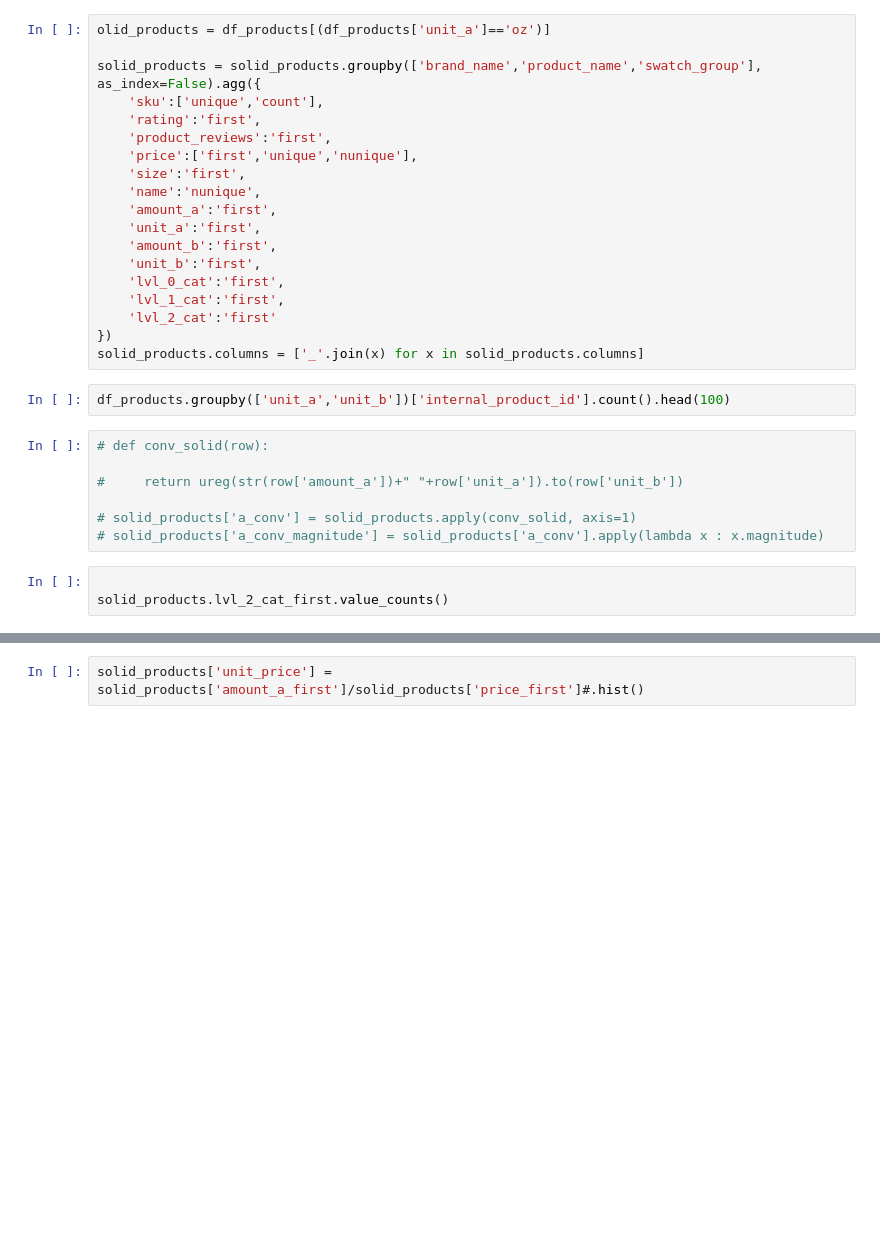
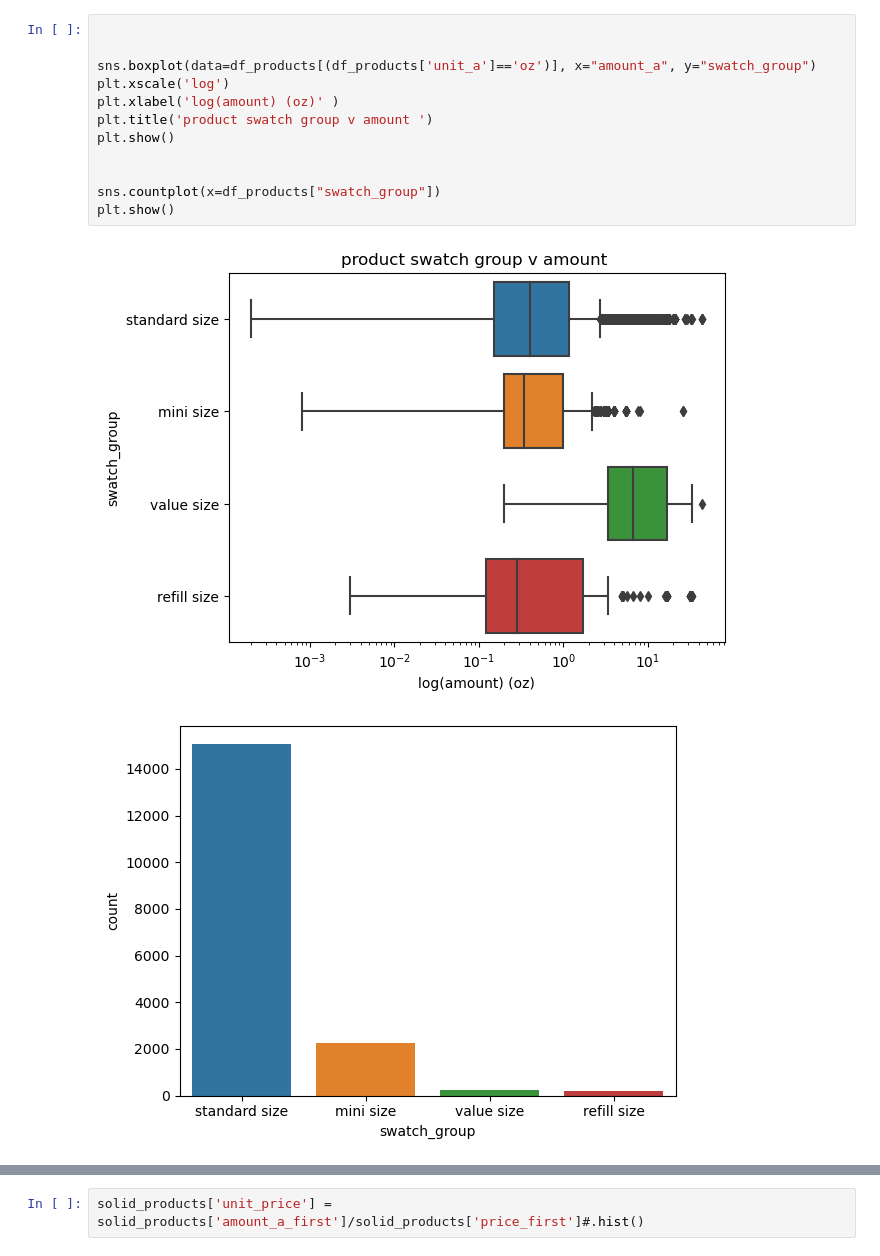
Before and after one commit to leblanchannah/value-cluster, a Jupyter notebook: product_EDA.ipynb, the cells around one changed output, grey strips where cells are left out. Drawn from its saved outputs; the diff is of its cells as text; blank space fills up the shorter version.

```diff
--- a/product_EDA.ipynb
+++ b/product_EDA.ipynb
@@ -84,31 +87,15 @@ df_products
-# %%
-olid_products = df_products[(df_products['unit_a']=='oz')]
-
-solid_products = solid_products.groupby(['brand_name','product_name','swatch_group'], as_index=False).agg({
-    'sku':['unique','count'],
-    'rating':'first',
-    'product_reviews':'first',
-    'price':['first','unique','nunique'],
-    'size':'first',
-    'name':'nunique',
-    'amount_a':'first',
-    'unit_a':'first',
-    'amount_b':'first',
-    'unit_b':'first',
-    'lvl_0_cat':'first',
-    'lvl_1_cat':'first',
-    'lvl_2_cat':'first'
-})
-solid_products.columns = ['_'.join(x) for x in solid_products.columns]
-# %%
-df_products.groupby(['unit_a','unit_b'])['internal_product_id'].count().head(100)
-# %%
-# def conv_solid(row):
-
-#     return ureg(str(row['amount_a'])+" "+row['unit_a']).to(row['unit_b'])
-
-# solid_products['a_conv'] = solid_products.apply(conv_solid, axis=1)
-# solid_products['a_conv_magnitude'] = solid_products['a_conv'].apply(lambda x : x.magnitude)
-# %%
-
-solid_products.lvl_2_cat_first.value_counts()
+# %%
+
+
+sns.boxplot(data=df_products[(df_products['unit_a']=='oz')], x="amount_a", y="swatch_group")
+plt.xscale('log')
+plt.xlabel('log(amount) (oz)' )
+plt.title('product swatch group v amount ')
+plt.show()
+
+
+sns.countplot(x=df_products["swatch_group"])
+plt.show()
+# %% [output]
+[figure, added]
+[figure, added]
```
Also changed, not shown: parts of 16 cells of this notebook.
